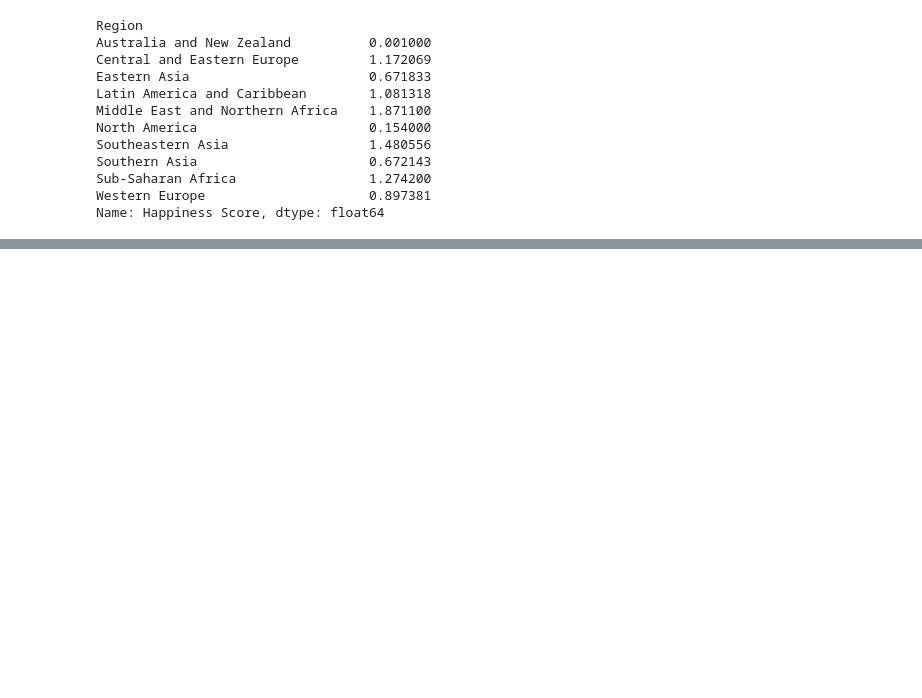
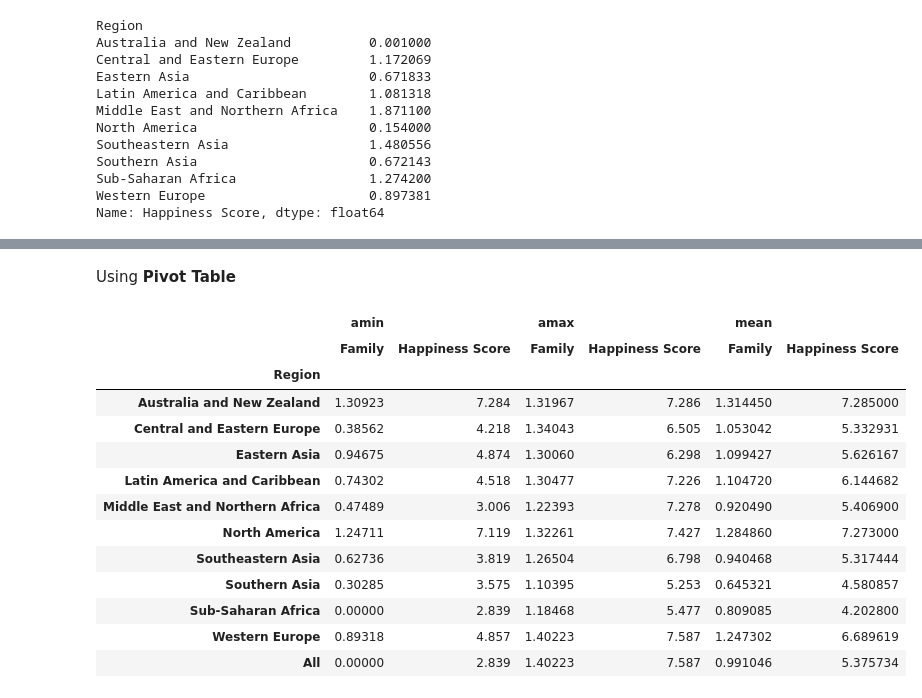
Before and after one commit to rhnyewale/Data-Cleaning-and-Analysis, a Jupyter notebook: Data Cleaning and Analysis.ipynb, the cells around one changed output, grey strips where cells are left out. Saved outputs shown, nothing was run; the diff lists cells and outputs as text; code cells hidden in the pictures; blank space fills up the shorter version.

```diff
--- a/Data Cleaning and Analysis.ipynb
+++ b/Data Cleaning and Analysis.ipynb
@@ -285,0 +396,20 @@ Name: Happiness Score, dtype: float64
+# %% [markdown]
+Using **Pivot Table**
+# %%
+pv_happy_family_stats = happiness2015.pivot_table(['Happiness Score', 'Family'], 'Region', aggfunc=[np.min, np.max, np.mean], margins=True)
+pv_happy_family_stats
+# %% [output]
+|  | amin |  | amax |  | mean |  |
+|  | Family | Happiness Score | Family | Happiness Score | Family | Happiness Score |
+| Region |  |  |  |  |  |  |
+| Australia and New Zealand | 1.30923 | 7.284 | 1.31967 | 7.286 | 1.314450 | 7.285000 |
+| Central and Eastern Europe | 0.38562 | 4.218 | 1.34043 | 6.505 | 1.053042 | 5.332931 |
+| Eastern Asia | 0.94675 | 4.874 | 1.30060 | 6.298 | 1.099427 | 5.626167 |
+| Latin America and Caribbean | 0.74302 | 4.518 | 1.30477 | 7.226 | 1.104720 | 6.144682 |
+| Middle East and Northern Africa | 0.47489 | 3.006 | 1.22393 | 7.278 | 0.920490 | 5.406900 |
+| North America | 1.24711 | 7.119 | 1.32261 | 7.427 | 1.284860 | 7.273000 |
+| Southeastern Asia | 0.62736 | 3.819 | 1.26504 | 6.798 | 0.940468 | 5.317444 |
+| Southern Asia | 0.30285 | 3.575 | 1.10395 | 5.253 | 0.645321 | 4.580857 |
+| Sub-Saharan Africa | 0.00000 | 2.839 | 1.18468 | 5.477 | 0.809085 | 4.202800 |
+| Western Europe | 0.89318 | 4.857 | 1.40223 | 7.587 | 1.247302 | 6.689619 |
+| All | 0.00000 | 2.839 | 1.40223 | 7.587 | 0.991046 | 5.375734 |
```
Also changed, not shown: parts of 16 cells of this notebook.
